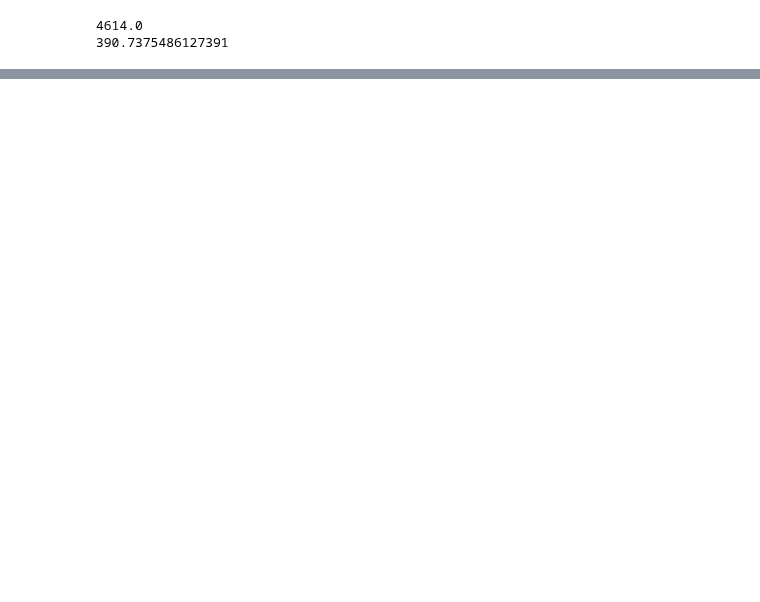
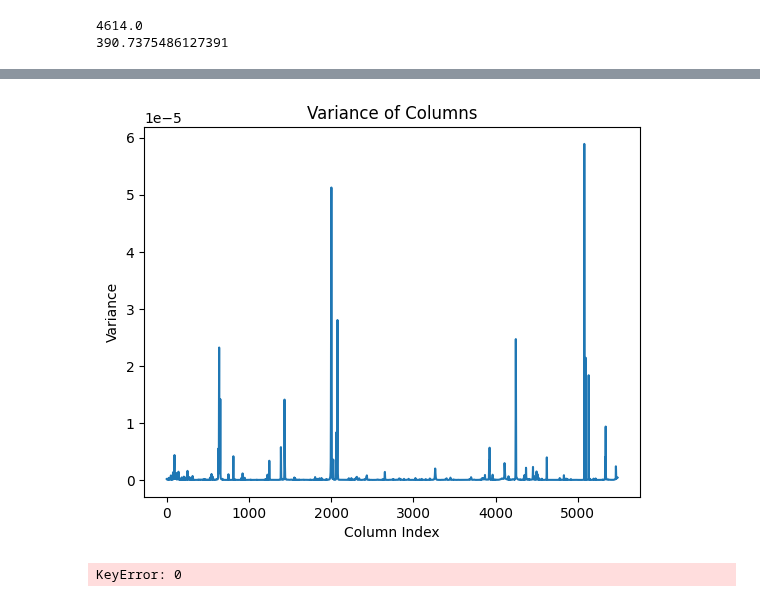
Before and after one commit to chhoumann/thesis-chemcam, a Jupyter notebook: baseline/experiments/variance_threshold.ipynb, the cells around one changed output, grey strips where cells are left out. Saved outputs shown, nothing was run; the diff lists cells and outputs as text; code cells hidden in the pictures; blank space fills up the shorter version.

```diff
--- a/baseline/experiments/variance_threshold.ipynb
+++ b/baseline/experiments/variance_threshold.ipynb
@@ -242,0 +293,31 @@ print(train_transformed_df.sum(axis=0).sum())
+# %%
+from matplotlib.animation import FuncAnimation
+variances = selector.variances_
+thresholds = quantiles
+
+fig, ax = plt.subplots()
+ax.plot(variances, label='Column Variances')
+ax.set_xlabel("Column Index")
+ax.set_ylabel("Variance")
+ax.set_title("Variance of Columns")
+line, = ax.plot([], [], 'r--', label='Threshold')  # This line will be updated in the animation
+
+# Initialization function for the animation
+def init():
+    line.set_data([], [])
+    return line,
+
+# Animation update function
+def update(frame):
+    line.set_data([0, len(variances) - 1], [thresholds[frame], thresholds[frame]])
+    ax.legend()
+    return line,
+
+# Creating the animation
+ani = FuncAnimation(fig, update, frames=len(thresholds), init_func=init, blit=True)
+plt.show()
+
+ani.save('animation.mp4', writer='ffmpeg', fps=1)
+# %% [output]
+[figure, added]
+KeyError: 0
```
Also changed, not shown: parts of 4 cells of this notebook.
